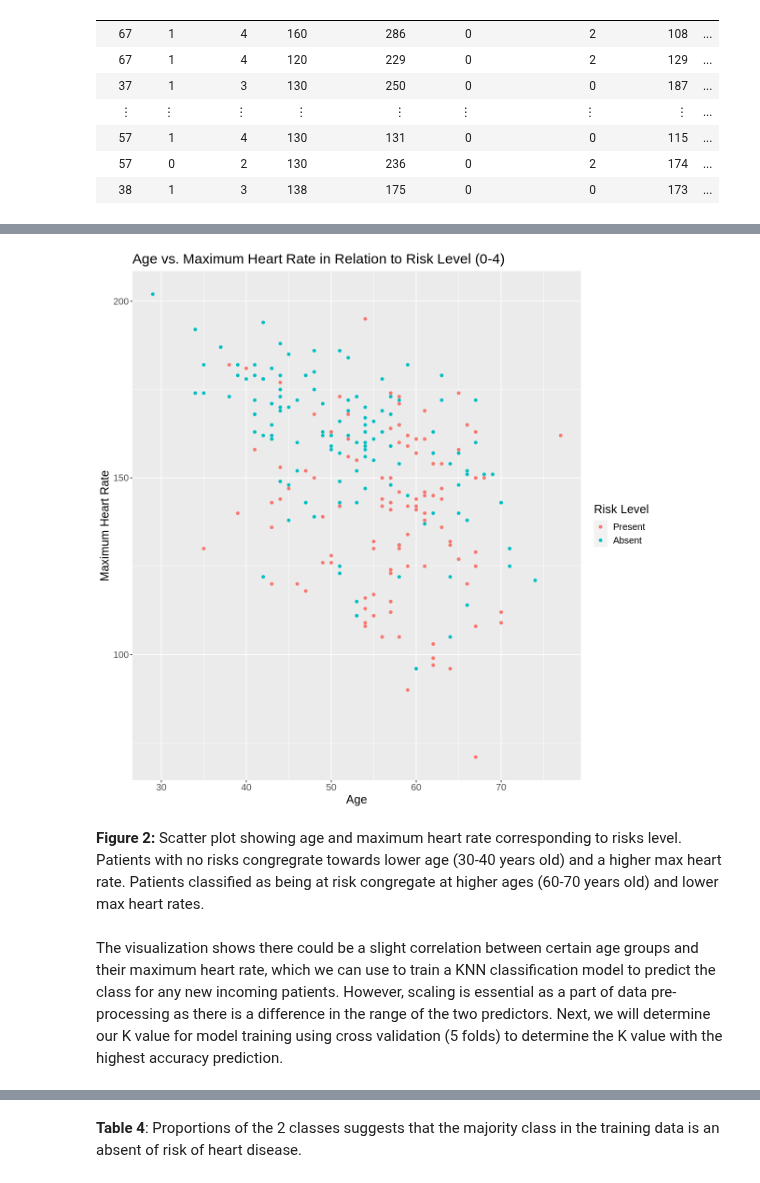
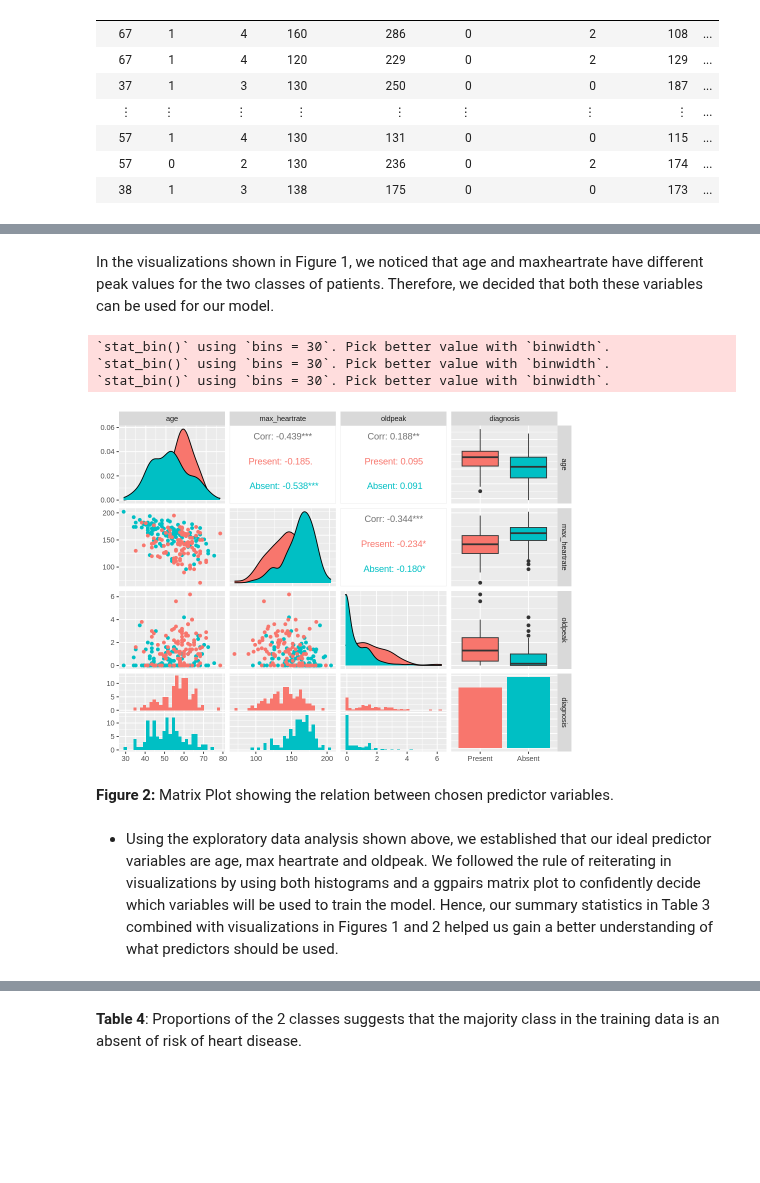
Before and after one commit to samdang03/DSCI-100_2022w2-Group-006, a Jupyter notebook: DCSI100-Final Project Report.ipynb, the cells around one changed output, grey strips where cells are left out. Cells and saved outputs as stored; diff of their text form; code cells hidden in the pictures; blank space fills up the shorter version.

```diff
--- a/DCSI100-Final Project Report.ipynb
+++ b/DCSI100-Final Project Report.ipynb
@@ -121,13 +110,15 @@ There are 4 numerical variables in the dataset (age, cholestrol level, resting b
 # %%
-set.seed(1000)
+#cleaning and wrangling the data into tidy format and splitting it into training and testing sets
+
+set.seed(1000) #setting a seed to ensure reproducibility
 
 cleveland_clean<-cleveland_data|>
-                select(age, rest_bps, max_heartrate, cholestrol_level, risk_level)|>
-                mutate(risk_level=case_when(risk_level==0~"Absent",risk_level==1~"Present",
-                                         risk_level==2~"Present",risk_level==3~"Present",risk_level==4~"Present")) |>
-                mutate(risk_level = as_factor(risk_level))
+                select(age, rest_bps, max_heartrate, cholestrol_level, oldpeak, diagnosis)|>
+                mutate(diagnosis=case_when(diagnosis==0~"Absent",diagnosis==1~"Present",
+                                         diagnosis==2~"Present",diagnosis==3~"Present",diagnosis==4~"Present")) |>
+                mutate(diagnosis = as_factor(diagnosis))
 
-cleveland_split <- initial_split(cleveland_clean, prop = 0.75, strata = risk_level)
+cleveland_split <- initial_split(cleveland_clean, prop = 0.75, strata = diagnosis)
 cleveland_train <- training(cleveland_split)
 cleveland_test <- testing(cleveland_split)
 cleveland_train
@@ -221,19 +233,18 @@ As observed in the visualizations above, while variables oldpeak and rest_bps sh
+# %% [markdown]
+In the visualizations shown in Figure 1, we noticed that age and maxheartrate have different peak values for the two classes of patients. Therefore, we decided that both these variables can be used for our model.
 # %%
-options(repr.plot.width=10, repr.plot.height=10)
-age_heartrate_plot_1 <- cleveland_train |>
-                        ggplot(aes(x = age, y = max_heartrate, color=risk_level)) +
-                        geom_point() +
-                        xlab("Age") +
-                        ylab("Maximum Heart Rate") +
-                        labs(color = "Risk Level") +
-                        ggtitle("Age vs. Maximum Heart Rate in Relation to Risk Level (0-4)") +
-                        theme(text = element_text(size=15))
+options(repr.plot.width = 8, repr.plot.height = 6)
 
-age_heartrate_plot_1
+predictors_plot <- cleveland_train |>
+                select(1,3,5,6) |>
+                ggpairs(aes(color=diagnosis))
+predictors_plot
 # %% [output]
+`stat_bin()` using `bins = 30`. Pick better value with `binwidth`.
+`stat_bin()` using `bins = 30`. Pick better value with `binwidth`.
+`stat_bin()` using `bins = 30`. Pick better value with `binwidth`.
-[figure, old version]
+[figure, new version]
 # %% [markdown]
-**Figure 2:** Scatter plot showing age and maximum heart rate corresponding to risks level. Patients with no risks congregrate towards lower age (30-40 years old) and a higher max heart rate. Patients classified as being at risk congregate at higher ages (60-70 years old) and lower max heart rates.
+**Figure 2:** Matrix Plot showing the relation between chosen predictor variables.
 # %% [markdown]
-The visualization shows there could be a slight correlation between certain age groups and their maximum heart rate, which we can use to train a KNN classification model to predict the class for any new incoming patients. However, scaling is essential as a part of data pre-processing as there is a difference in the range of the two predictors.
-Next, we will determine our K value for model training using cross validation (5 folds) to determine the K value with the highest accuracy prediction.
+- Using the exploratory data analysis shown above, we established that our ideal predictor variables are age, max heartrate and oldpeak. We followed the rule of reiterating in visualizations by using both histograms and a ggpairs matrix plot to confidently decide which variables will be used to train the model. Hence, our summary statistics in Table 3 combined with visualizations in Figures 1 and 2 helped us gain a better understanding of what predictors should be used.
```
Also changed, not shown: parts of 59 cells of this notebook.
